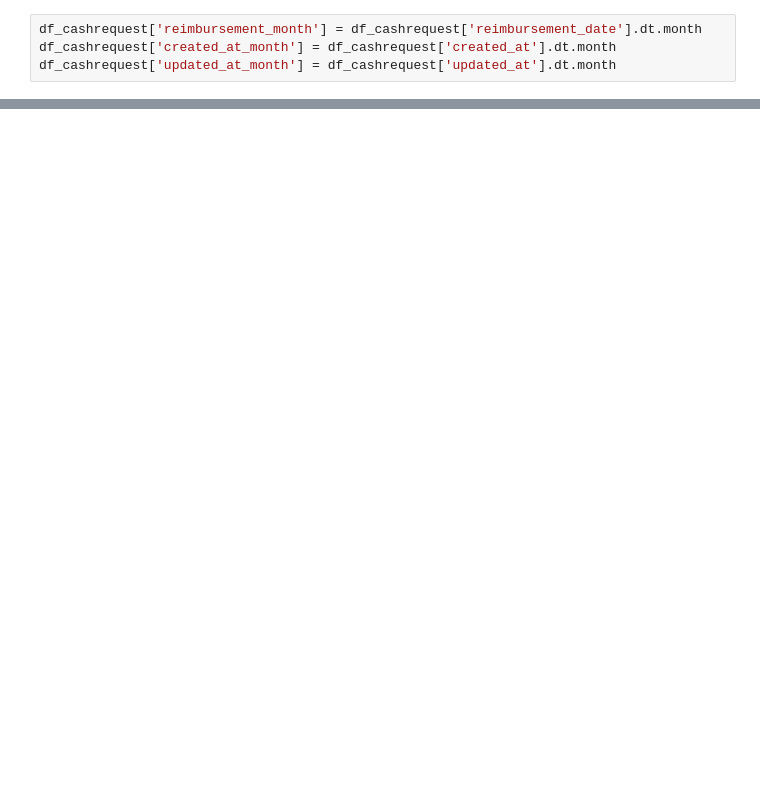
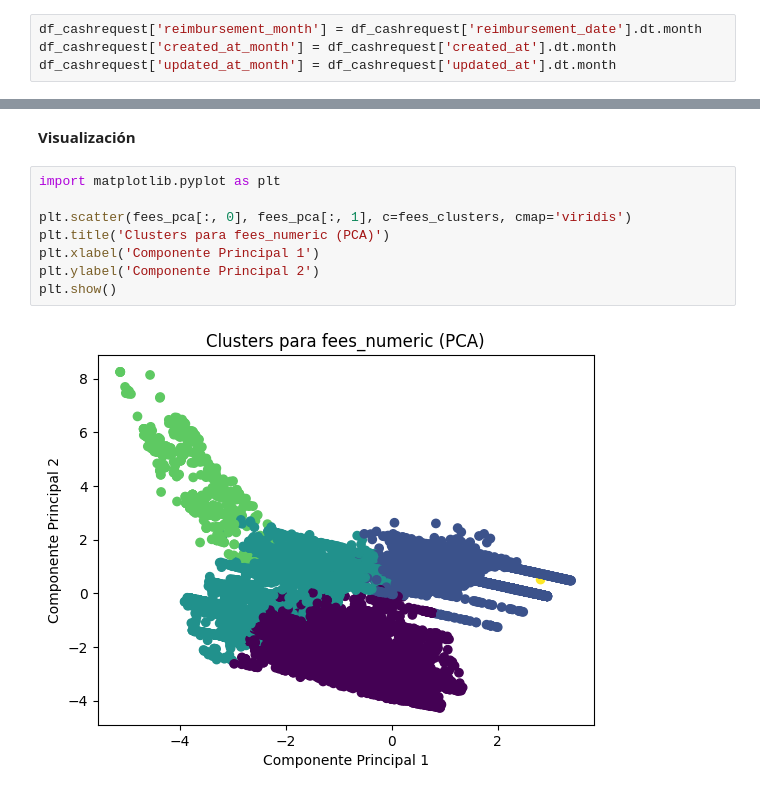
Before and after one commit to Julix4/UOC_proj2_cohortes, a Jupyter notebook: analisis/v1-Modelos-regresión-personalizados.ipynb, the cells around one changed output, grey strips where cells are left out. Saved outputs shown, nothing was run; the diff lists cells and outputs as text; blank space fills up the shorter version.

```diff
--- a/analisis/v1-Modelos-regresión-personalizados.ipynb
+++ b/analisis/v1-Modelos-regresión-personalizados.ipynb
@@ -148,0 +229,12 @@ memory usage: 3.2+ MB
+# %% [markdown]
+**Visualización**
+# %%
+import matplotlib.pyplot as plt
+
+plt.scatter(fees_pca[:, 0], fees_pca[:, 1], c=fees_clusters, cmap='viridis')
+plt.title('Clusters para fees_numeric (PCA)')
+plt.xlabel('Componente Principal 1')
+plt.ylabel('Componente Principal 2')
+plt.show()
+# %% [output]
+[figure, added]
```
Also changed, not shown: parts of 26 cells of this notebook.
